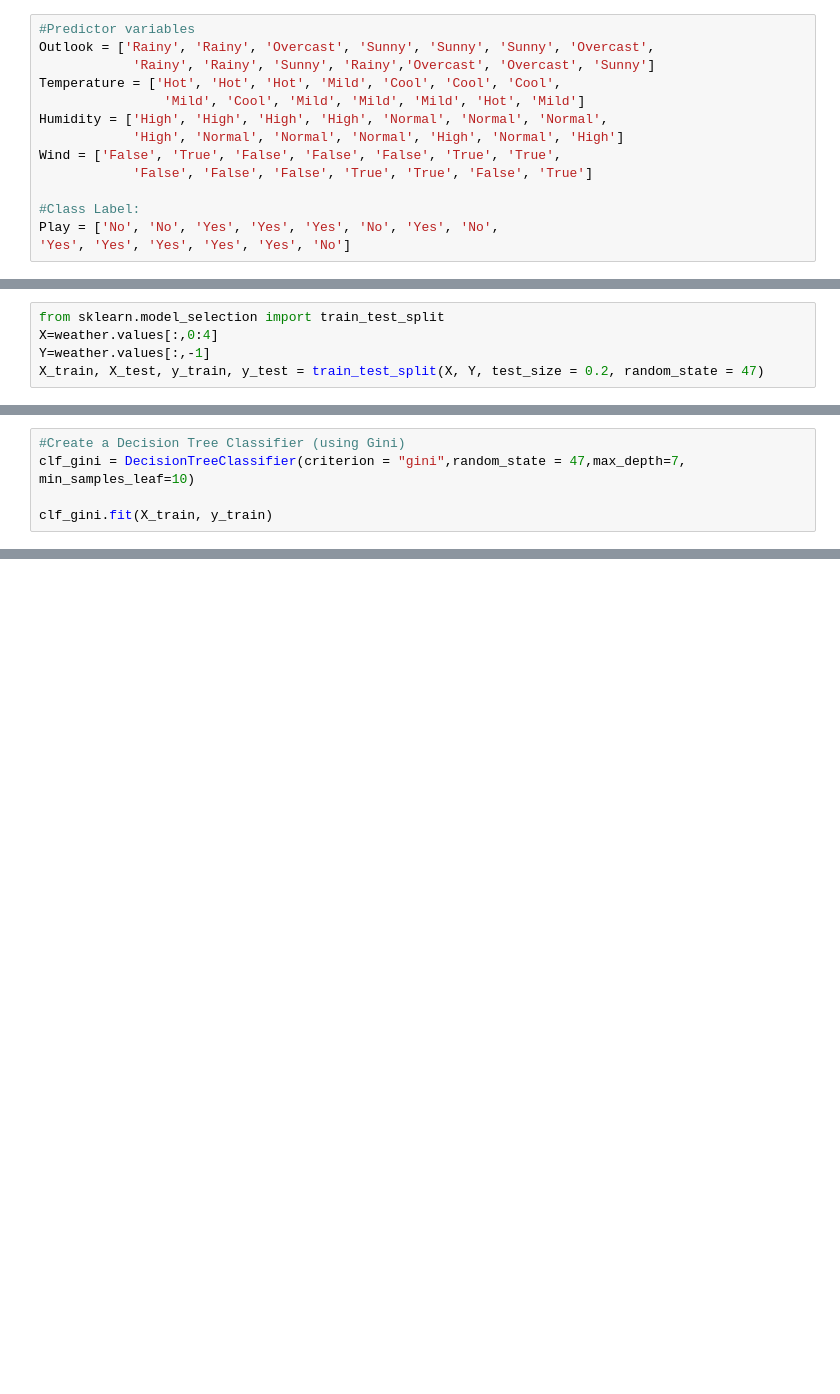
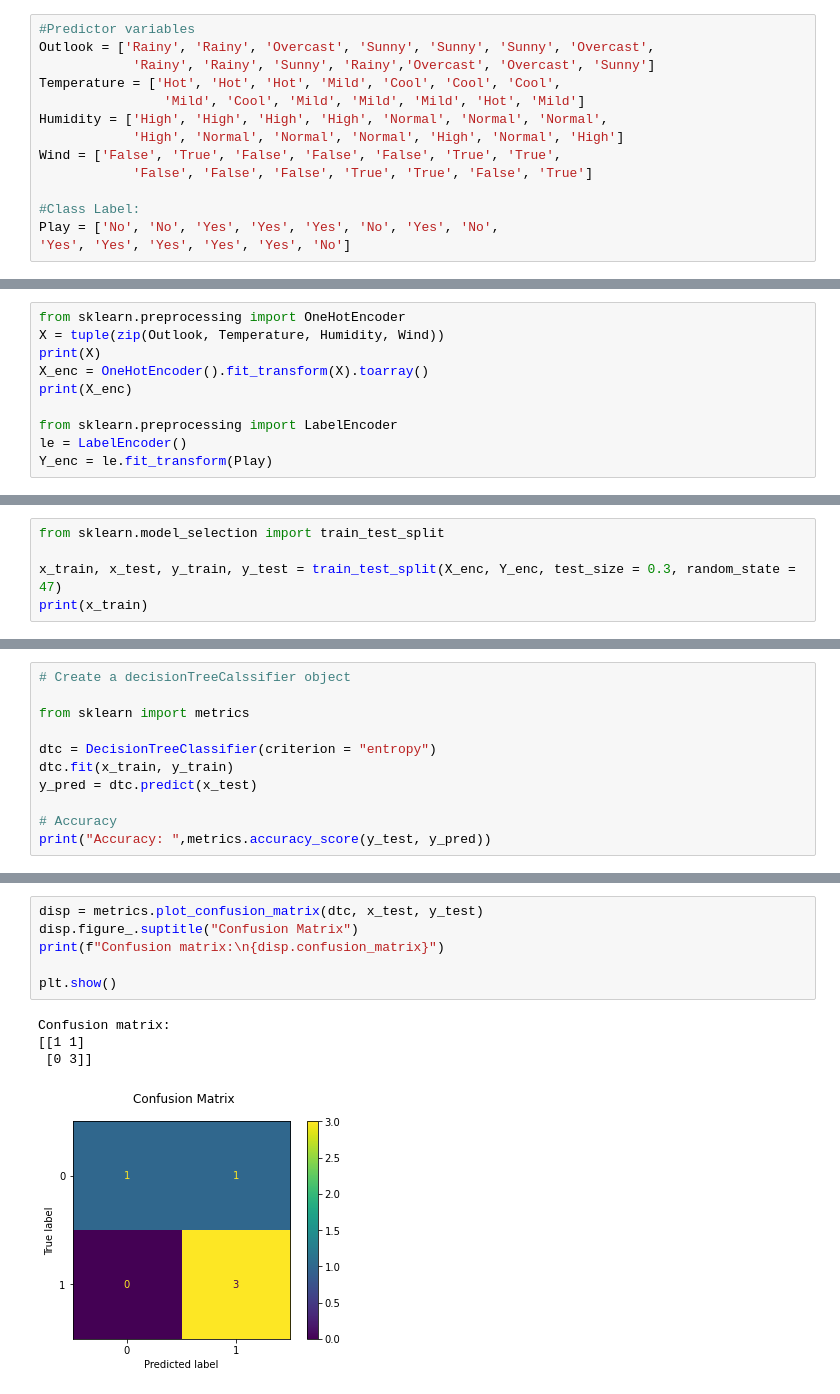
Before and after one commit to dhiraj-01/047_Dhiraj_Govindvira, a Jupyter notebook: Lab4/lab4_1.ipynb, the cells around one changed output, grey strips where cells are left out. Saved outputs shown, nothing was run; the diff lists cells and outputs as text; blank space fills up the shorter version.

```diff
--- a/Lab4/lab4_1.ipynb
+++ b/Lab4/lab4_1.ipynb
@@ -88,0 +21,10 @@ print(weather)
+# %%
+from sklearn.preprocessing import OneHotEncoder
+X = tuple(zip(Outlook, Temperature, Humidity, Wind))
+print(X)
+X_enc = OneHotEncoder().fit_transform(X).toarray()
+print(X_enc)
+
+from sklearn.preprocessing import LabelEncoder
+le = LabelEncoder()
+Y_enc = le.fit_transform(Play)
@@ -89,5 +70,5 @@ print(weather)
 # %%
 from sklearn.model_selection import train_test_split
-X=weather.values[:,0:4]
-Y=weather.values[:,-1]
-X_train, X_test, y_train, y_test = train_test_split(X, Y, test_size = 0.2, random_state = 47)
+
+x_train, x_test, y_train, y_test = train_test_split(X_enc, Y_enc, test_size = 0.3, random_state = 47)
+print(x_train)
@@ -94,5 +84,0 @@ X_train, X_test, y_train, y_test = train_test_split(X, Y, test_size = 0.2, rando
-# %%
-#Create a Decision Tree Classifier (using Gini)
-clf_gini = DecisionTreeClassifier(criterion = "gini",random_state = 47,max_depth=7, min_samples_leaf=10)
-
-clf_gini.fit(X_train, y_train)
@@ -131,0 +85,11 @@ weighted avg       0.44      0.67      0.53         3
+# %%
+# Create a decisionTreeCalssifier object
+
+from sklearn import metrics
+
+dtc = DecisionTreeClassifier(criterion = "entropy")
+dtc.fit(x_train, y_train)
+y_pred = dtc.predict(x_test)
+
+# Accuracy
+print("Accuracy: ",metrics.accuracy_score(y_test, y_pred))
@@ -131,0 +136,11 @@ weighted avg       0.44      0.67      0.53         3
+# %%
+disp = metrics.plot_confusion_matrix(dtc, x_test, y_test)
+disp.figure_.suptitle("Confusion Matrix")
+print(f"Confusion matrix:\n{disp.confusion_matrix}")
+
+plt.show()
+# %% [output]
+Confusion matrix:
+[[1 1]
+ [0 3]]
+[figure, added]
```
Also changed, not shown: parts of 15 cells of this notebook, 1 other file.
